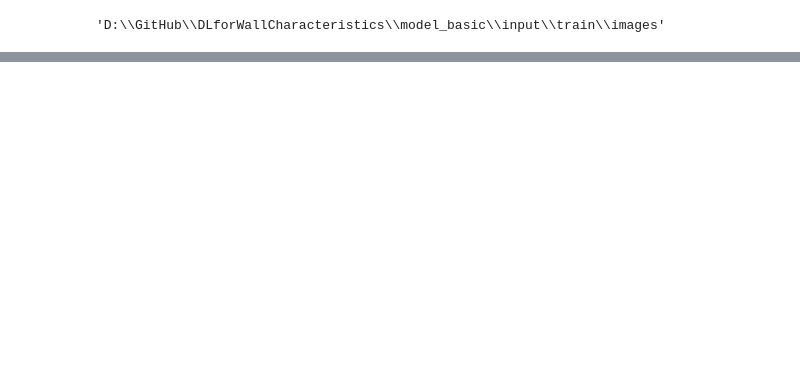
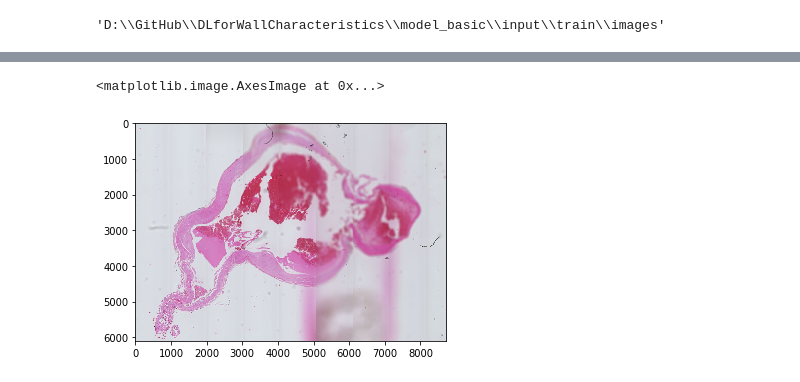
Before and after one commit to 785pavan/DLforWallCharacteristics, a Jupyter notebook: patch_tester.ipynb, the cells around one changed output, grey strips where cells are left out. Drawn from its saved outputs; the diff is of its cells as text; code cells hidden in the pictures; blank space fills up the shorter version.

```diff
--- a/patch_tester.ipynb
+++ b/patch_tester.ipynb
@@ -21,0 +24,5 @@ plt.imshow(image)
+# %%
+plt.imshow(image2)
+# %% [output]
+<matplotlib.image.AxesImage at 0x...>
+[figure, added]
```
Also changed, not shown: parts of 9 cells of this notebook, 8 other files.
